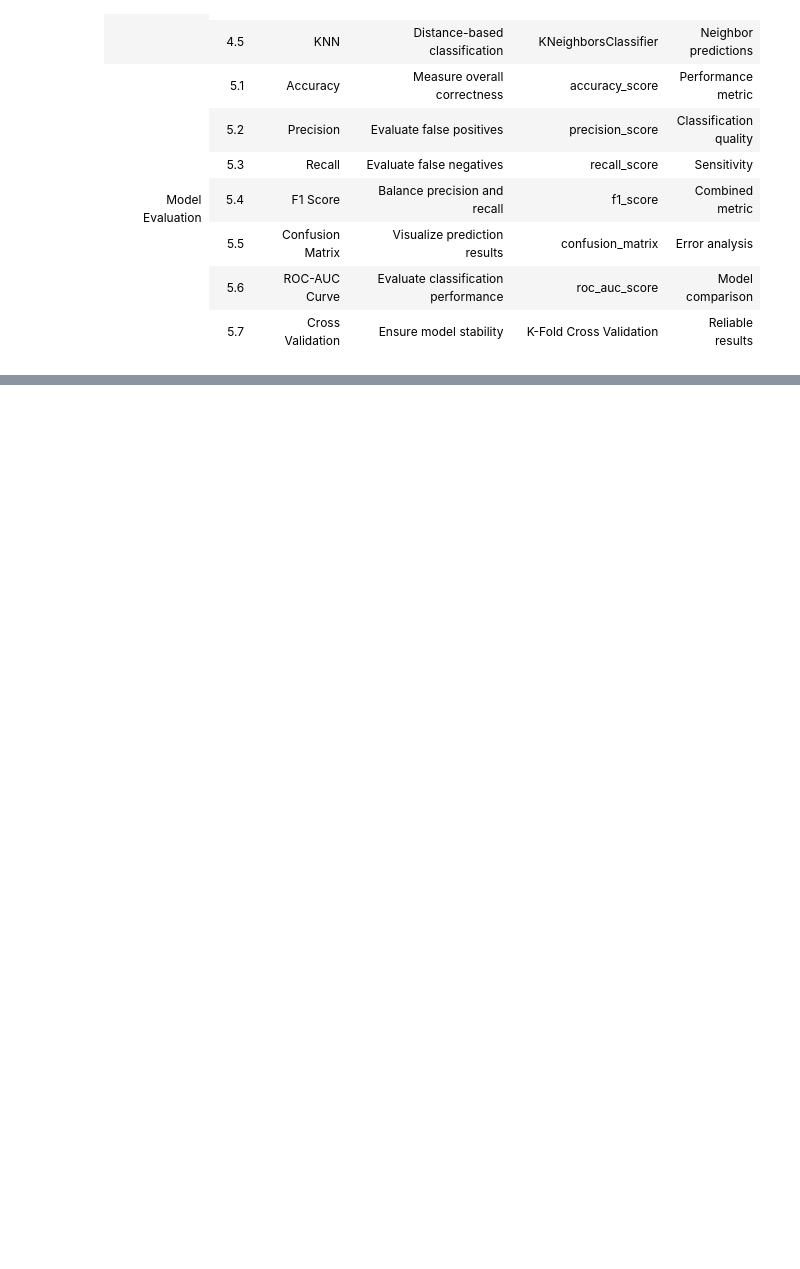
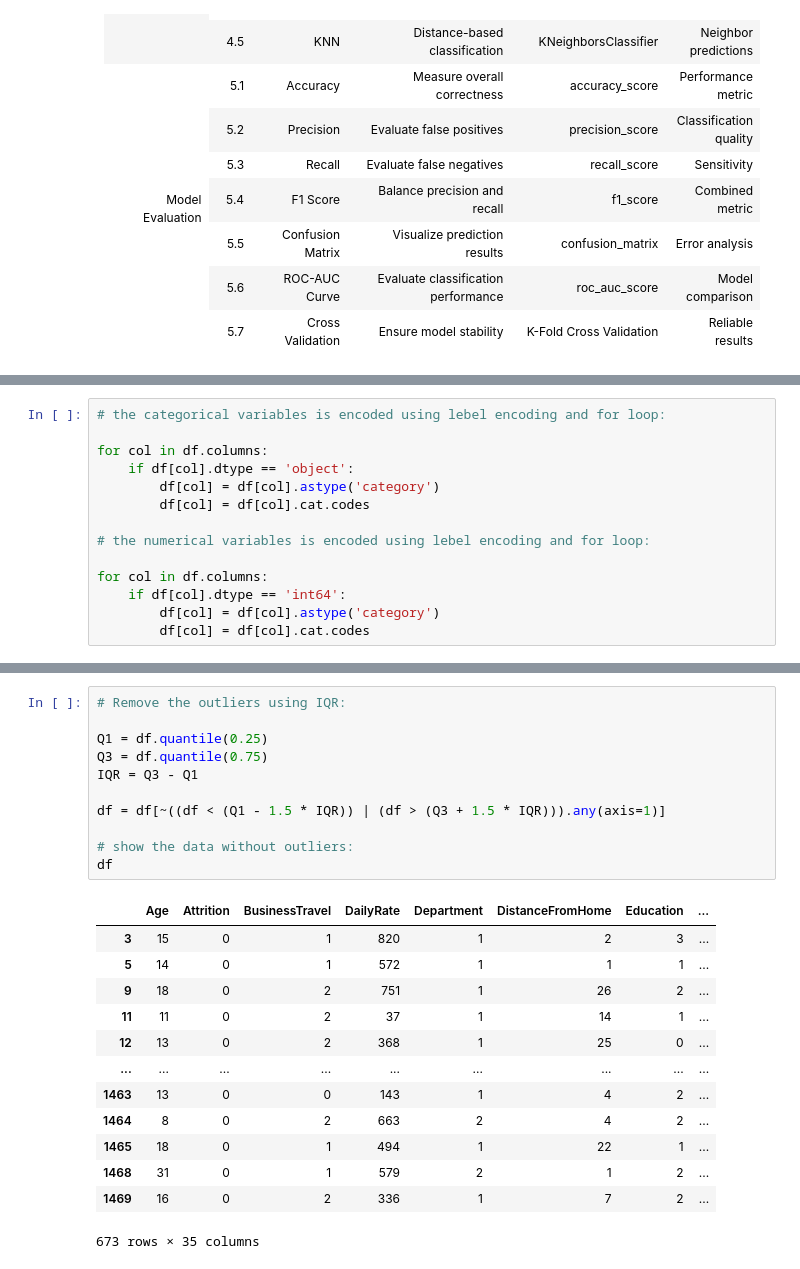
Before and after one commit to misbahkhattak718-pixel/Mentorship-Program--Devsil, a Jupyter notebook: Weekly Mini Projects/Week 7/HR-Employee-Attrition.ipynb, the cells around one changed output, grey strips where cells are left out. Drawn from its saved outputs; the diff is of its cells as text; blank space fills up the shorter version.

```diff
--- a/Weekly Mini Projects/Week 7/HR-Employee-Attrition.ipynb
+++ b/Weekly Mini Projects/Week 7/HR-Employee-Attrition.ipynb
@@ -440,0 +719,14 @@ Workforce planning
+# %%
+# the categorical variables is encoded using lebel encoding and for loop:
+
+for col in df.columns:
+    if df[col].dtype == 'object':
+        df[col] = df[col].astype('category')
+        df[col] = df[col].cat.codes
+
+# the numerical variables is encoded using lebel encoding and for loop:
+
+for col in df.columns:
+    if df[col].dtype == 'int64':
+        df[col] = df[col].astype('category')
+        df[col] = df[col].cat.codes
@@ -440,0 +808,25 @@ Workforce planning
+# %%
+# Remove the outliers using IQR:
+
+Q1 = df.quantile(0.25)
+Q3 = df.quantile(0.75)
+IQR = Q3 - Q1
+
+df = df[~((df < (Q1 - 1.5 * IQR)) | (df > (Q3 + 1.5 * IQR))).any(axis=1)]
+
+# show the data without outliers:
+df
+# %% [output]
+|  | Age | Attrition | BusinessTravel | DailyRate | Department | DistanceFromHome | Education | ... |
+| 3 | 15 | 0 | 1 | 820 | 1 | 2 | 3 | ... |
+| 5 | 14 | 0 | 1 | 572 | 1 | 1 | 1 | ... |
+| 9 | 18 | 0 | 2 | 751 | 1 | 26 | 2 | ... |
+| 11 | 11 | 0 | 2 | 37 | 1 | 14 | 1 | ... |
+| 12 | 13 | 0 | 2 | 368 | 1 | 25 | 0 | ... |
+| ... | ... | ... | ... | ... | ... | ... | ... | ... |
+| 1463 | 13 | 0 | 0 | 143 | 1 | 4 | 2 | ... |
+| 1464 | 8 | 0 | 2 | 663 | 2 | 4 | 2 | ... |
+| 1465 | 18 | 0 | 1 | 494 | 1 | 22 | 1 | ... |
+| 1468 | 31 | 0 | 1 | 579 | 2 | 1 | 2 | ... |
+| 1469 | 16 | 0 | 2 | 336 | 1 | 7 | 2 | ... |
+673 rows × 35 columns
```
Also changed, not shown: parts of 38 cells of this notebook, 1 other file.
